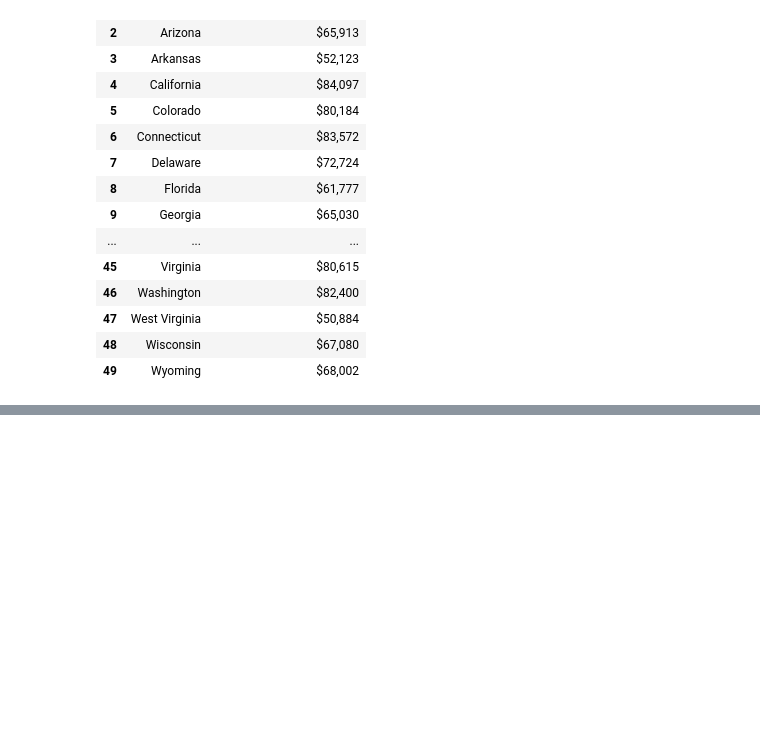
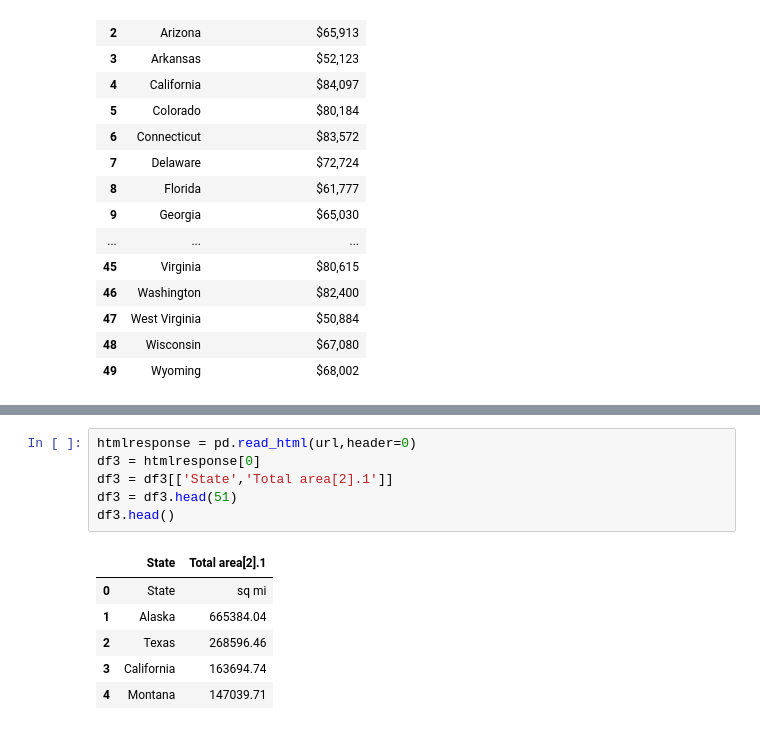
Before and after one commit to lse-ds105/ds105a-project-politics_and_datascience, a Jupyter notebook: docs/nb02.ipynb, the cells around one changed output, grey strips where cells are left out. Cells and saved outputs as stored; diff of their text form; blank space fills up the shorter version.

```diff
--- a/docs/nb02.ipynb
+++ b/docs/nb02.ipynb
@@ -190,0 +206,13 @@ df2
+# %%
+htmlresponse = pd.read_html(url,header=0)
+df3 = htmlresponse[0]
+df3 = df3[['State','Total area[2].1']]
+df3 = df3.head(51)
+df3.head()
+# %% [output]
+|  | State | Total area[2].1 |
+| 0 | State | sq mi |
+| 1 | Alaska | 665384.04 |
+| 2 | Texas | 268596.46 |
+| 3 | California | 163694.74 |
+| 4 | Montana | 147039.71 |
```
Also changed, not shown: parts of 3 cells of this notebook.
